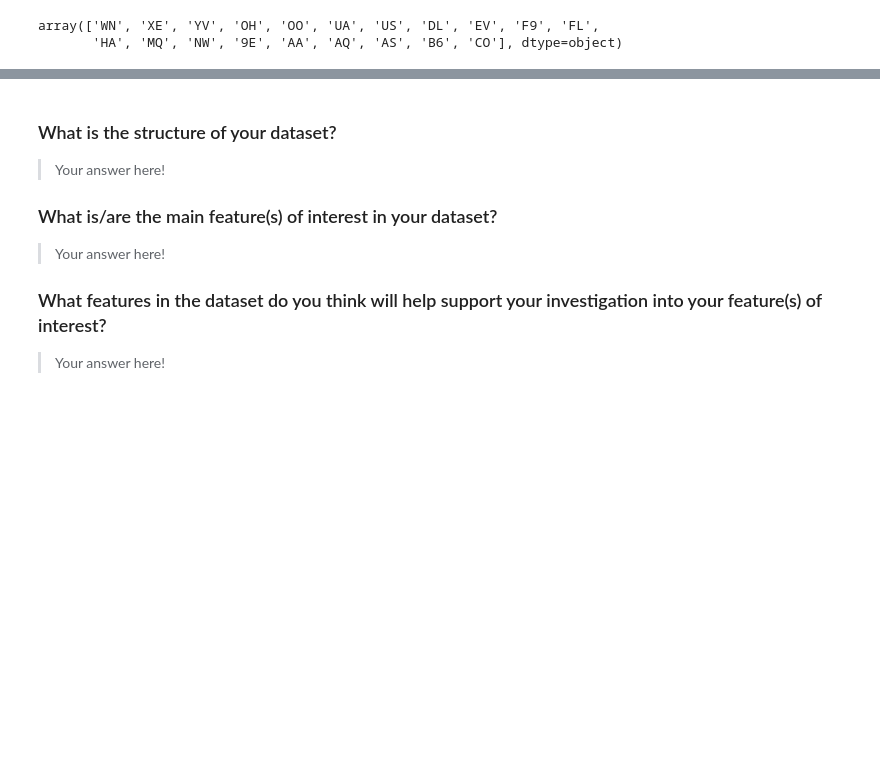
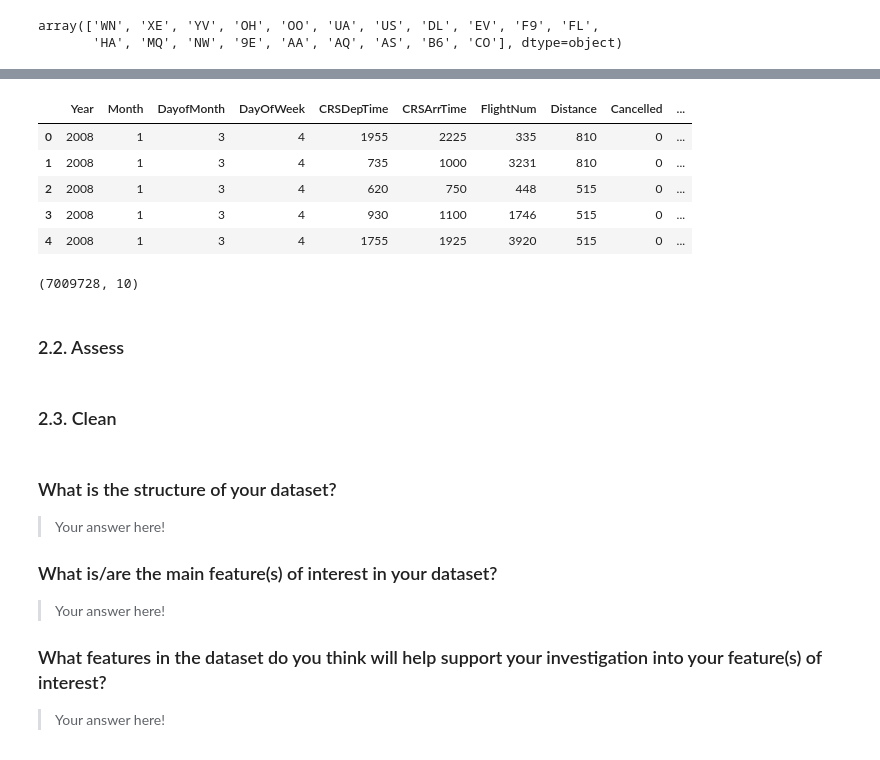
Before and after one commit to fmahlmeister/Data-Analyst-Nanodegree, a Jupyter notebook: 4.Data-Visualization-with-Python/4.Communicate-Data-Findings.ipynb, the cells around one changed output, grey strips where cells are left out. Cells and saved outputs as stored; diff of their text form; code cells hidden in the pictures; blank space fills up the shorter version.

Commit message:
feat: add structure to the project and start to analyze/wrangle the data

```diff
--- a/4.Data-Visualization-with-Python/4.Communicate-Data-Findings.ipynb
+++ b/4.Data-Visualization-with-Python/4.Communicate-Data-Findings.ipynb
@@ -109,0 +154,25 @@ df.sample(20)
+# %%
+# We're going to be calculating memory usage a lot,
+# so we'll create a function to save us some time!
+def mem_usage(pandas_obj):
+
+    usage_mb = 0
+
+    if isinstance(pandas_obj,pd.DataFrame):
+
+        usage_b = pandas_obj.memory_usage(deep=True).sum()
+
+    else: # we assume if not a df it's a series
+
+        usage_b = pandas_obj.memory_usage(deep=True)
+        usage_mb = usage_b / 1024 ** 2 # convert bytes to megabytes
+
+    return "{:03.2f} MB".format(usage_mb)
+
+df_int = df.select_dtypes(include=['int'])
+converted_int = df_int.apply(pd.to_numeric,downcast='unsigned')
+print(mem_usage(df_int))
+print(mem_usage(converted_int))
+compare_ints = pd.concat([df_int.dtypes,converted_int.dtypes],axis=1)
+compare_ints.columns = ['before','after']
+compare_ints.apply(pd.Series.value_counts)
@@ -109,0 +186,13 @@ df.sample(20)
+# %%
+converted_int.head()
+# %% [output]
+|  | Year | Month | DayofMonth | DayOfWeek | CRSDepTime | CRSArrTime | FlightNum | Distance | Cancelled | ... |
+| 0 | 2008 | 1 | 3 | 4 | 1955 | 2225 | 335 | 810 | 0 | ... |
+| 1 | 2008 | 1 | 3 | 4 | 735 | 1000 | 3231 | 810 | 0 | ... |
+| 2 | 2008 | 1 | 3 | 4 | 620 | 750 | 448 | 515 | 0 | ... |
+| 3 | 2008 | 1 | 3 | 4 | 930 | 1100 | 1746 | 515 | 0 | ... |
+| 4 | 2008 | 1 | 3 | 4 | 1755 | 1925 | 3920 | 515 | 0 | ... |
+# %%
+converted_int.shape
+# %% [output]
+(7009728, 10)
@@ -110,3 +207,9 @@ df.sample(20)
+# %% [markdown]
+<a id='assess'></a>
+### 2.2. Assess
+# %% [markdown]
+<a id='clean'></a>
+### 2.3. Clean
 # %%
 download_list = glob.glob('source/*.csv')
 # %%
```
Also changed, not shown: parts of 12 cells of this notebook.
